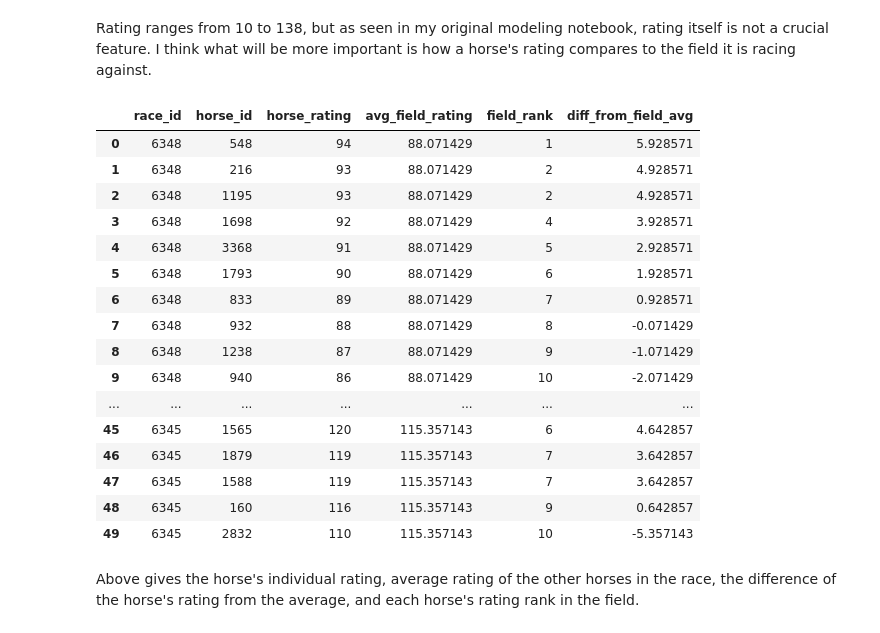
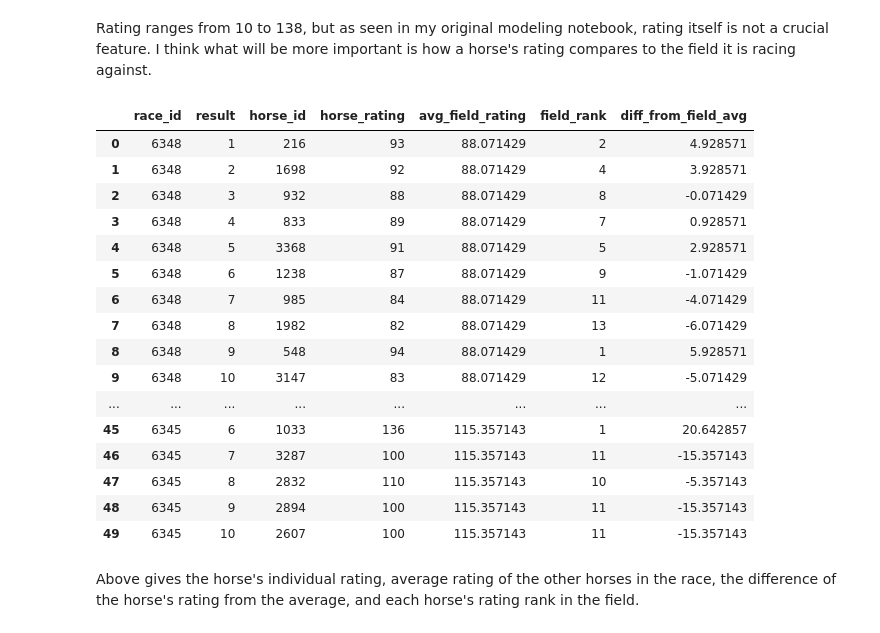
Before and after one commit to pbovard63/Predicting_Hong_Kong_Horse_Racing_Finishes, a Jupyter notebook: feature_engineering_sql.ipynb, the cells around one changed output. Cells and saved outputs as stored; diff of their text form; code cells hidden in the pictures.

```diff
--- a/feature_engineering_sql.ipynb
+++ b/feature_engineering_sql.ipynb
@@ -245,44 +265,44 @@ Rating ranges from 10 to 138, but as seen in my original modeling notebook, rati
 # %%
 query = '''
 WITH race_ratings AS (
 SELECT race_id, avg(horse_rating) AS avg_field_rating
 FROM runs_table
 GROUP BY race_id
 )
 
-SELECT ru.race_id, ru.horse_id, ru.horse_rating,
+SELECT ru.race_id, ru.result, ru.horse_id, ru.horse_rating,
 rr.avg_field_rating,
 rank() OVER my_window as field_rank,
 ru.horse_rating - rr.avg_field_rating AS diff_from_field_avg
 FROM runs_table as ru
 LEFT JOIN race_ratings AS rr
     ON ru.race_id = rr.race_id
 WINDOW my_window AS (PARTITION BY ru.race_id ORDER BY ru.horse_rating DESC, ru.race_id DESC)
---ORDER BY ru.race_id DESC, ru.horse_id ASC
+ORDER BY ru.race_id DESC, ru.result ASC
 LIMIT 50
 ;
 '''
 df = pd.read_sql(query, engine)
 
 df
 # %% [output]
-|  | race_id | horse_id | horse_rating | avg_field_rating | field_rank | diff_from_field_avg |
-| 0 | 6348 | 548 | 94 | 88.071429 | 1 | 5.928571 |
-| 1 | 6348 | 216 | 93 | 88.071429 | 2 | 4.928571 |
-| 2 | 6348 | 1195 | 93 | 88.071429 | 2 | 4.928571 |
-| 3 | 6348 | 1698 | 92 | 88.071429 | 4 | 3.928571 |
-| 4 | 6348 | 3368 | 91 | 88.071429 | 5 | 2.928571 |
-| 5 | 6348 | 1793 | 90 | 88.071429 | 6 | 1.928571 |
-| 6 | 6348 | 833 | 89 | 88.071429 | 7 | 0.928571 |
-| 7 | 6348 | 932 | 88 | 88.071429 | 8 | -0.071429 |
-| 8 | 6348 | 1238 | 87 | 88.071429 | 9 | -1.071429 |
-| 9 | 6348 | 940 | 86 | 88.071429 | 10 | -2.071429 |
-| ... | ... | ... | ... | ... | ... | ... |
-| 45 | 6345 | 1565 | 120 | 115.357143 | 6 | 4.642857 |
-| 46 | 6345 | 1879 | 119 | 115.357143 | 7 | 3.642857 |
-| 47 | 6345 | 1588 | 119 | 115.357143 | 7 | 3.642857 |
-| 48 | 6345 | 160 | 116 | 115.357143 | 9 | 0.642857 |
-| 49 | 6345 | 2832 | 110 | 115.357143 | 10 | -5.357143 |
+|  | race_id | result | horse_id | horse_rating | avg_field_rating | field_rank | diff_from_field_avg |
+| 0 | 6348 | 1 | 216 | 93 | 88.071429 | 2 | 4.928571 |
+| 1 | 6348 | 2 | 1698 | 92 | 88.071429 | 4 | 3.928571 |
+| 2 | 6348 | 3 | 932 | 88 | 88.071429 | 8 | -0.071429 |
+| 3 | 6348 | 4 | 833 | 89 | 88.071429 | 7 | 0.928571 |
+| 4 | 6348 | 5 | 3368 | 91 | 88.071429 | 5 | 2.928571 |
+| 5 | 6348 | 6 | 1238 | 87 | 88.071429 | 9 | -1.071429 |
+| 6 | 6348 | 7 | 985 | 84 | 88.071429 | 11 | -4.071429 |
+| 7 | 6348 | 8 | 1982 | 82 | 88.071429 | 13 | -6.071429 |
+| 8 | 6348 | 9 | 548 | 94 | 88.071429 | 1 | 5.928571 |
+| 9 | 6348 | 10 | 3147 | 83 | 88.071429 | 12 | -5.071429 |
+| ... | ... | ... | ... | ... | ... | ... | ... |
+| 45 | 6345 | 6 | 1033 | 136 | 115.357143 | 1 | 20.642857 |
+| 46 | 6345 | 7 | 3287 | 100 | 115.357143 | 11 | -15.357143 |
+| 47 | 6345 | 8 | 2832 | 110 | 115.357143 | 10 | -5.357143 |
+| 48 | 6345 | 9 | 2894 | 100 | 115.357143 | 11 | -15.357143 |
+| 49 | 6345 | 10 | 2607 | 100 | 115.357143 | 11 | -15.357143 |
 # %% [markdown]
 Above gives the horse's individual rating, average rating of the other horses in the race, the difference of the horse's rating from the average, and each horse's rating rank in the field.
 # %% [markdown]
```
Also changed, not shown: parts of 43 cells of this notebook.
